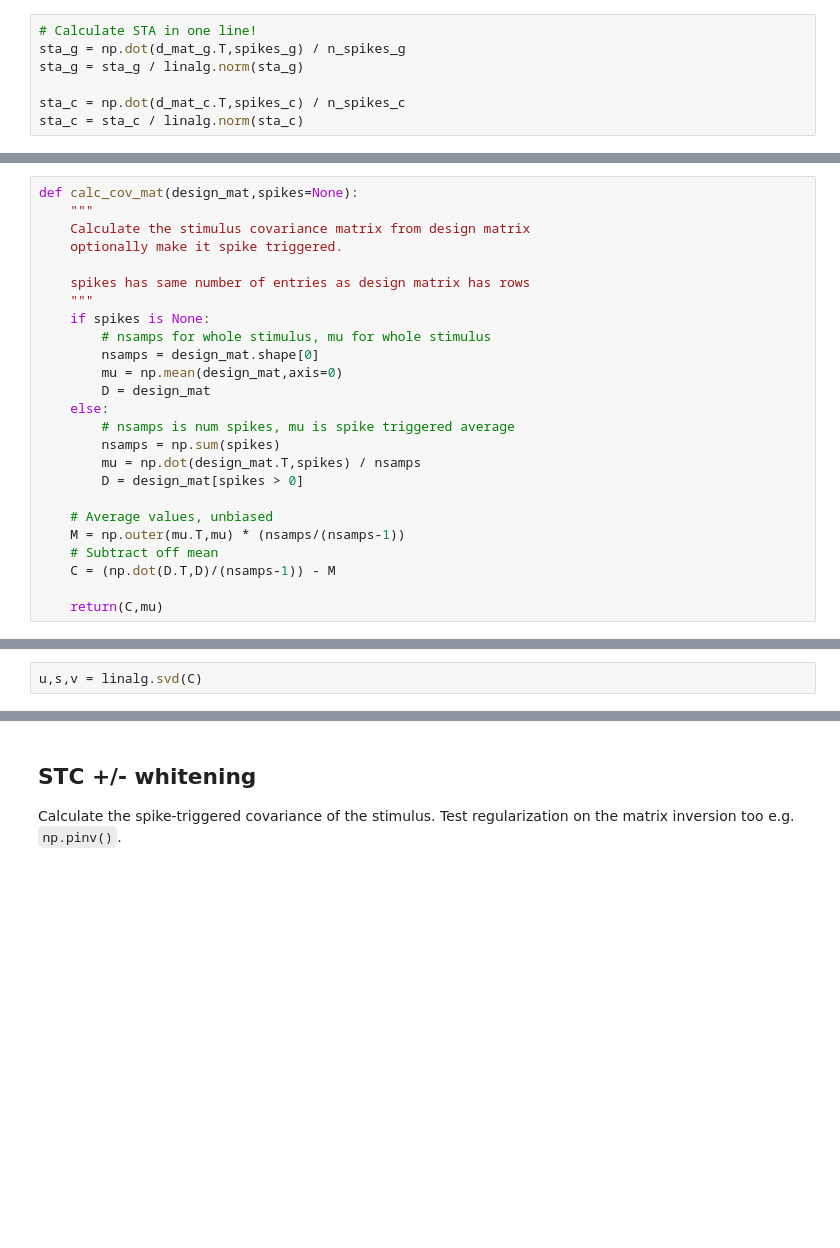
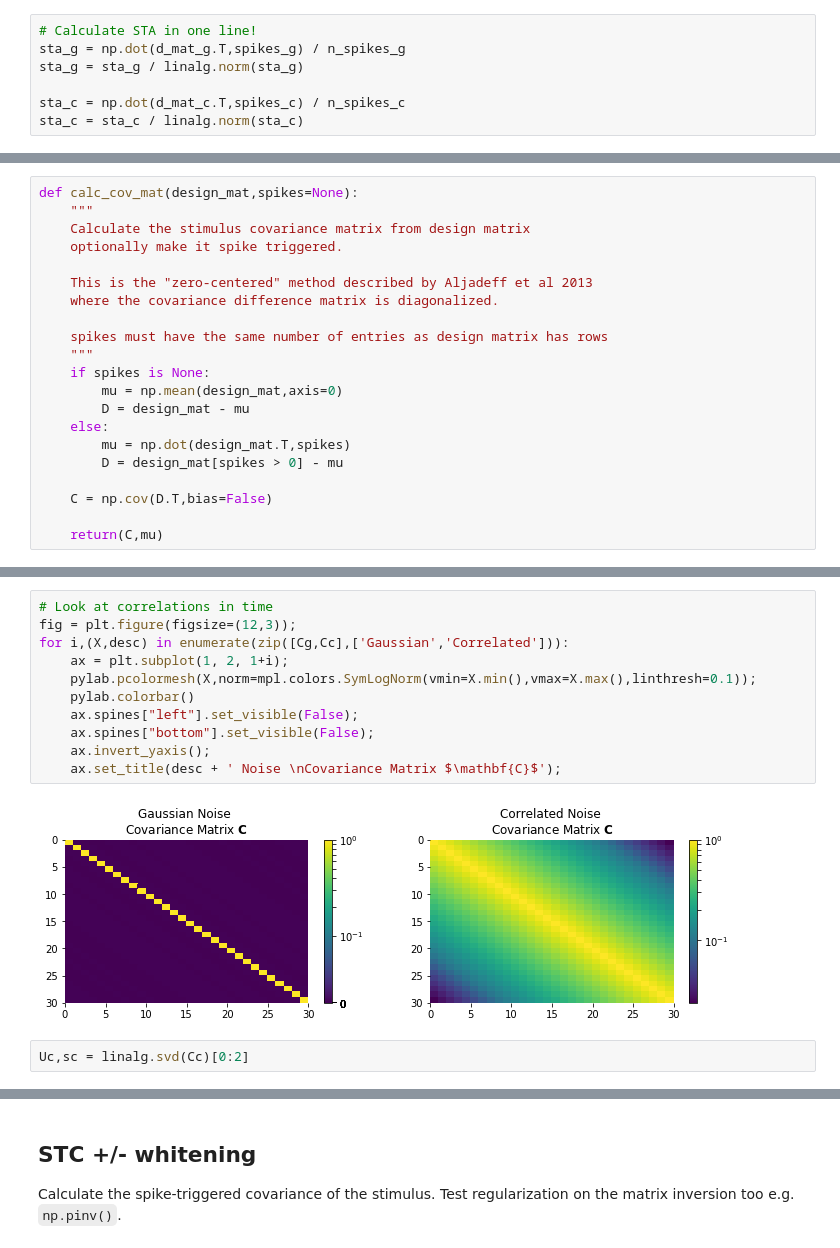
Before and after one commit to stephenholtz/neuro-examples, a Jupyter notebook: sta_stc_corr_noise_lnp_models.ipynb, the cells around one changed output, grey strips where cells are left out. Drawn from its saved outputs; the diff is of its cells as text; blank space fills up the shorter version.

```diff
--- a/sta_stc_corr_noise_lnp_models.ipynb
+++ b/sta_stc_corr_noise_lnp_models.ipynb
@@ -229,23 +229,19 @@ def calc_cov_mat(design_mat,spikes=None):
     Calculate the stimulus covariance matrix from design matrix
     optionally make it spike triggered.
 
-    spikes has same number of entries as design matrix has rows
+    This is the "zero-centered" method described by Aljadeff et al 2013
+    where the covariance difference matrix is diagonalized.
+
+    spikes must have the same number of entries as design matrix has rows
     """
     if spikes is None:
-        # nsamps for whole stimulus, mu for whole stimulus
-        nsamps = design_mat.shape[0]
         mu = np.mean(design_mat,axis=0)
-        D = design_mat
+        D = design_mat - mu
     else:
-        # nsamps is num spikes, mu is spike triggered average
-        nsamps = np.sum(spikes)
-        mu = np.dot(design_mat.T,spikes) / nsamps
-        D = design_mat[spikes > 0]
+        mu = np.dot(design_mat.T,spikes)
+        D = design_mat[spikes > 0] - mu
 
-    # Average values, unbiased
-    M = np.outer(mu.T,mu) * (nsamps/(nsamps-1))
-    # Subtract off mean
-    C = (np.dot(D.T,D)/(nsamps-1)) - M
+    C = np.cov(D.T,bias=False)
 
     return(C,mu)
 # %%
@@ -268,3 +265,16 @@ Rank of pseudoinverse matrix : 10
-# %%
-u,s,v = linalg.svd(C)
+# %%
+# Look at correlations in time
+fig = plt.figure(figsize=(12,3));
+for i,(X,desc) in enumerate(zip([Cg,Cc],['Gaussian','Correlated'])):
+    ax = plt.subplot(1, 2, 1+i);
+    pylab.pcolormesh(X,norm=mpl.colors.SymLogNorm(vmin=X.min(),vmax=X.max(),linthresh=0.1));
+    pylab.colorbar()
+    ax.spines["left"].set_visible(False);
+    ax.spines["bottom"].set_visible(False);
+    ax.invert_yaxis();
+    ax.set_title(desc + ' Noise \nCovariance Matrix $\mathbf{C}$');
+# %% [output]
+[figure, added]
+# %%
+Uc,sc = linalg.svd(Cc)[0:2]
 # %%
```
Also changed, not shown: parts of 19 cells of this notebook.
